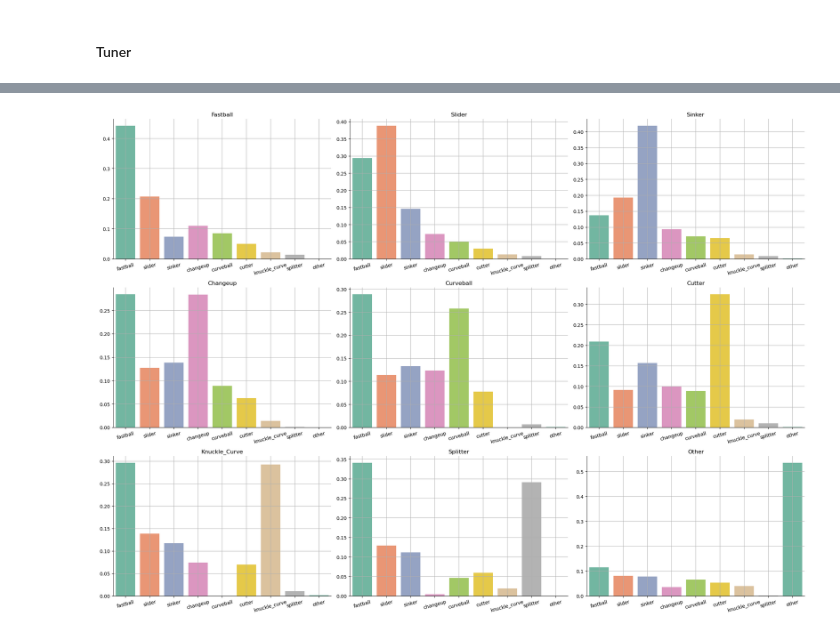
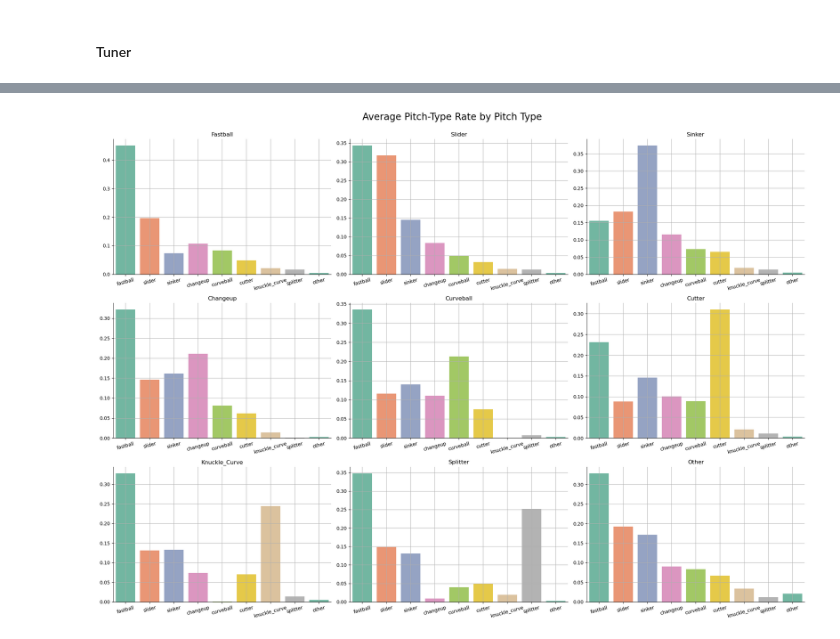
Before and after one commit to dafriedman97/pitchcast, a Jupyter notebook: model.ipynb, the cells around one changed output, grey strips where cells are left out. Drawn from its saved outputs; the diff is of its cells as text; code cells hidden in the pictures.

```diff
--- a/model.ipynb
+++ b/model.ipynb
@@ -60,12 +35,12 @@ df.head()
 # %%
 pitch_types = list(df.pitch_type.unique())
 direct_features = ['inning', 'top', 'outs', 'pitch_count', 'inning_pitch_count', 'ab_pitch_count', 'pitcher_lefty', 'batter_lefty']
-direct_features.extend(['lag_1_ball', 'lag_1_strike'])#, 'lag_2_ball', 'lag_2_strike'])#, 'lag_3_ball', 'lag_3_strike'])
+direct_features.extend(['lag_1_ball', 'lag_1_strike'])
 direct_features.extend(['runner_1', 'runner_2', 'runner_3'])
 direct_features.extend([f"ab_{pitch_type}_count" for pitch_type in pitch_types])
 features = direct_features + list(dummy_df.columns) + [c for c in df.columns if c.endswith("_rate")]
-X = df.loc[df['raw_pitch_type'] != "Automatic Ball"].dropna(subset=features)[features]
-y = df.loc[df['raw_pitch_type'] != "Automatic Ball"].dropna(subset=features)['pitch_type']
+X = df.loc[df['raw_pitch_type'] != "other"].dropna(subset=features)[features]
+y = df.loc[df['raw_pitch_type'] != "other"].dropna(subset=features)['pitch_type']
 y = pd.get_dummies(y)
 X.head()
 # %% [output]
@@ -112,8 +103,10 @@ ____
 # %%
-# tuner = keras_tuner.RandomSearch(
-#     hypermodel=CustomHyperModel(input_shape, output_shape),
-#     objective='val_accuracy',
-#     max_trials=3,
-#     overwrite=True
-# )
-# tuner.search(X_train_numpy, y_train_numpy, epochs=2, validation_data=(X_val_numpy, y_val_numpy))
+tuner = keras_tuner.RandomSearch(
+    hypermodel=CustomHyperModel(input_shape, output_shape),
+    objective='val_loss',
+    max_trials=50,
+    executions_per_trial=1,
+    project_name='keras_tuner',
+    overwrite=True,
+)
+tuner.search(X_train_numpy, y_train_numpy, validation_data=(X_val_numpy, y_val_numpy))
@@ -120,3 +129,3 @@ ____
 # %%
-# model = tuner.get_best_models()[0]
-# model.summary()
+model = tuner.get_best_models()[0]
+model.summary()
@@ -198,4 +150,7 @@ Epoch 44/50
 # %%
-y_hat = ann.predict(X_val_numpy)
+# Get fitted values
+y_hat = model.predict(X_val_numpy, verbose=0)
 y_hat = pd.DataFrame(y_hat, index=y_val.index, columns=y_val.columns)
+cce = keras.losses.CategoricalCrossentropy()
+cce(y_val, y_hat).numpy()
 # %% [output]
@@ -222,14 +192,15 @@ g
 # %%
 fig, axes = plt.subplots(3, 3, figsize=(21, 15))
 for i, ax in enumerate(axes.ravel()):
-    probabilities = g.iloc[i]
-    observed = probabilities.pop('observed')
-    sns.barplot(x=probabilities.index, y=probabilities.values, ax=ax, palette='Set2')
-    ax.set(title=observed.title())
-    ax.set_xticklabels(ax.get_xticklabels(), rotation=15)
+    pitch_type = mean_rate_by_type.index[i]
+    mean_rates = mean_rate_by_type.iloc[i]
+    sns.barplot(x=mean_rates.index, y=mean_rates.values, ax=ax, palette='Set2')
+    ax.set(title=pitch_type.title())
+    ax.set_xticklabels([x.get_text().replace("_rate", "") for x in ax.get_xticklabels()], rotation=15)
     ax.grid()
 
+fig.suptitle("Average Pitch-Type Rate by Pitch Type", fontsize=20, y=1)
 plt.tight_layout()
 sns.despine()
 # %% [output]
-[figure, old version]
+[figure, new version]
```
Also changed, not shown: parts of 28 cells of this notebook, 3 other files.
